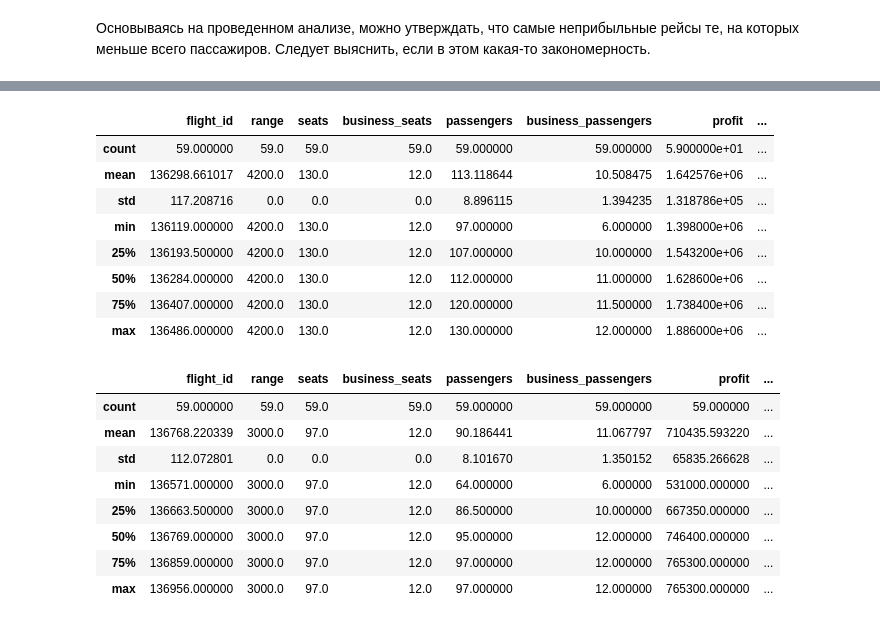
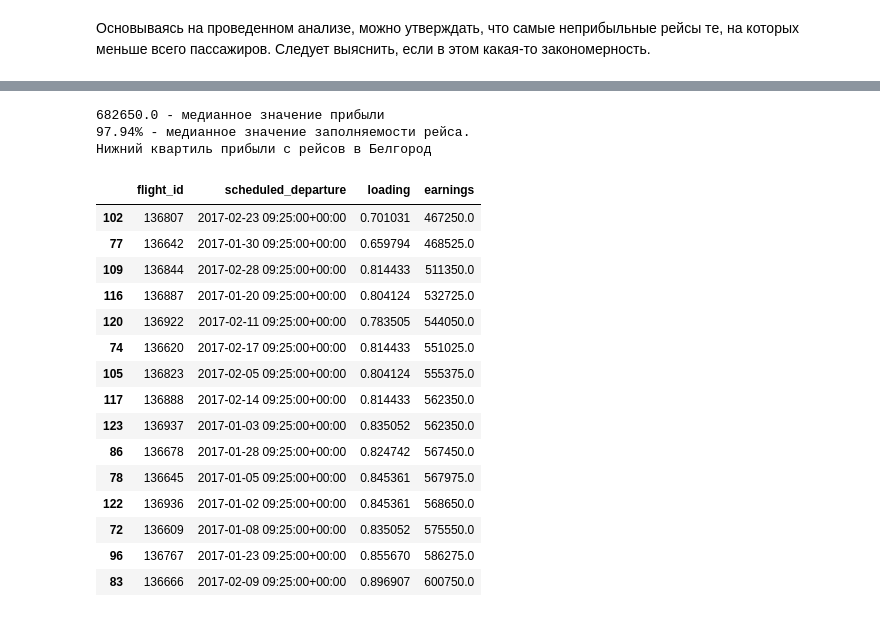
Before and after one commit to Golovolastik/skillfactory_rds, a Jupyter notebook: module_4/analysis.ipynb, the cells around one changed output, grey strips where cells are left out. Drawn from its saved outputs; the diff is of its cells as text; code cells hidden in the pictures.

```diff
--- a/module_4/analysis.ipynb
+++ b/module_4/analysis.ipynb
@@ -254,24 +244,26 @@ Name: scheduled_departure, dtype: int64
-# %%
-moscow.describe()
-# %% [output]
-|  | flight_id | range | seats | business_seats | passengers | business_passengers | profit | ... |
-| count | 59.000000 | 59.0 | 59.0 | 59.0 | 59.000000 | 59.000000 | 5.900000e+01 | ... |
-| mean | 136298.661017 | 4200.0 | 130.0 | 12.0 | 113.118644 | 10.508475 | 1.642576e+06 | ... |
-| std | 117.208716 | 0.0 | 0.0 | 0.0 | 8.896115 | 1.394235 | 1.318786e+05 | ... |
-| min | 136119.000000 | 4200.0 | 130.0 | 12.0 | 97.000000 | 6.000000 | 1.398000e+06 | ... |
-| 25% | 136193.500000 | 4200.0 | 130.0 | 12.0 | 107.000000 | 10.000000 | 1.543200e+06 | ... |
-| 50% | 136284.000000 | 4200.0 | 130.0 | 12.0 | 112.000000 | 11.000000 | 1.628600e+06 | ... |
-| 75% | 136407.000000 | 4200.0 | 130.0 | 12.0 | 120.000000 | 11.500000 | 1.738400e+06 | ... |
-| max | 136486.000000 | 4200.0 | 130.0 | 12.0 | 130.000000 | 12.000000 | 1.886000e+06 | ... |
-# %%
-belgorod.describe()
-# %% [output]
-|  | flight_id | range | seats | business_seats | passengers | business_passengers | profit | ... |
-| count | 59.000000 | 59.0 | 59.0 | 59.0 | 59.000000 | 59.000000 | 59.000000 | ... |
-| mean | 136768.220339 | 3000.0 | 97.0 | 12.0 | 90.186441 | 11.067797 | 710435.593220 | ... |
-| std | 112.072801 | 0.0 | 0.0 | 0.0 | 8.101670 | 1.350152 | 65835.266628 | ... |
-| min | 136571.000000 | 3000.0 | 97.0 | 12.0 | 64.000000 | 6.000000 | 531000.000000 | ... |
-| 25% | 136663.500000 | 3000.0 | 97.0 | 12.0 | 86.500000 | 10.000000 | 667350.000000 | ... |
-| 50% | 136769.000000 | 3000.0 | 97.0 | 12.0 | 95.000000 | 12.000000 | 746400.000000 | ... |
-| 75% | 136859.000000 | 3000.0 | 97.0 | 12.0 | 97.000000 | 12.000000 | 765300.000000 | ... |
-| max | 136956.000000 | 3000.0 | 97.0 | 12.0 | 97.000000 | 12.000000 | 765300.000000 | ... |
+# %%
+print(f"{belgorod.earnings.median()} - медианное значение прибыли")
+print(f"{round((belgorod.loading.median() * 100), 2)}% - медианное значение заполняемости рейса.")
+print("Нижний квартиль прибыли с рейсов в Белгород")
+b_unprofitable[['flight_id', 'scheduled_departure',
+                'loading', 'earnings']].sort_values(by='earnings')
+# %% [output]
+682650.0 - медианное значение прибыли
+97.94% - медианное значение заполняемости рейса.
+Нижний квартиль прибыли с рейсов в Белгород
+|  | flight_id | scheduled_departure | loading | earnings |
+| 102 | 136807 | 2017-02-23 09:25:00+00:00 | 0.701031 | 467250.0 |
+| 77 | 136642 | 2017-01-30 09:25:00+00:00 | 0.659794 | 468525.0 |
+| 109 | 136844 | 2017-02-28 09:25:00+00:00 | 0.814433 | 511350.0 |
+| 116 | 136887 | 2017-01-20 09:25:00+00:00 | 0.804124 | 532725.0 |
+| 120 | 136922 | 2017-02-11 09:25:00+00:00 | 0.783505 | 544050.0 |
+| 74 | 136620 | 2017-02-17 09:25:00+00:00 | 0.814433 | 551025.0 |
+| 105 | 136823 | 2017-02-05 09:25:00+00:00 | 0.804124 | 555375.0 |
+| 117 | 136888 | 2017-02-14 09:25:00+00:00 | 0.814433 | 562350.0 |
+| 123 | 136937 | 2017-01-03 09:25:00+00:00 | 0.835052 | 562350.0 |
+| 86 | 136678 | 2017-01-28 09:25:00+00:00 | 0.824742 | 567450.0 |
+| 78 | 136645 | 2017-01-05 09:25:00+00:00 | 0.845361 | 567975.0 |
+| 122 | 136936 | 2017-01-02 09:25:00+00:00 | 0.845361 | 568650.0 |
+| 72 | 136609 | 2017-01-08 09:25:00+00:00 | 0.835052 | 575550.0 |
+| 96 | 136767 | 2017-01-23 09:25:00+00:00 | 0.855670 | 586275.0 |
+| 83 | 136666 | 2017-02-09 09:25:00+00:00 | 0.896907 | 600750.0 |
```
Also changed, not shown: parts of 18 cells of this notebook.
